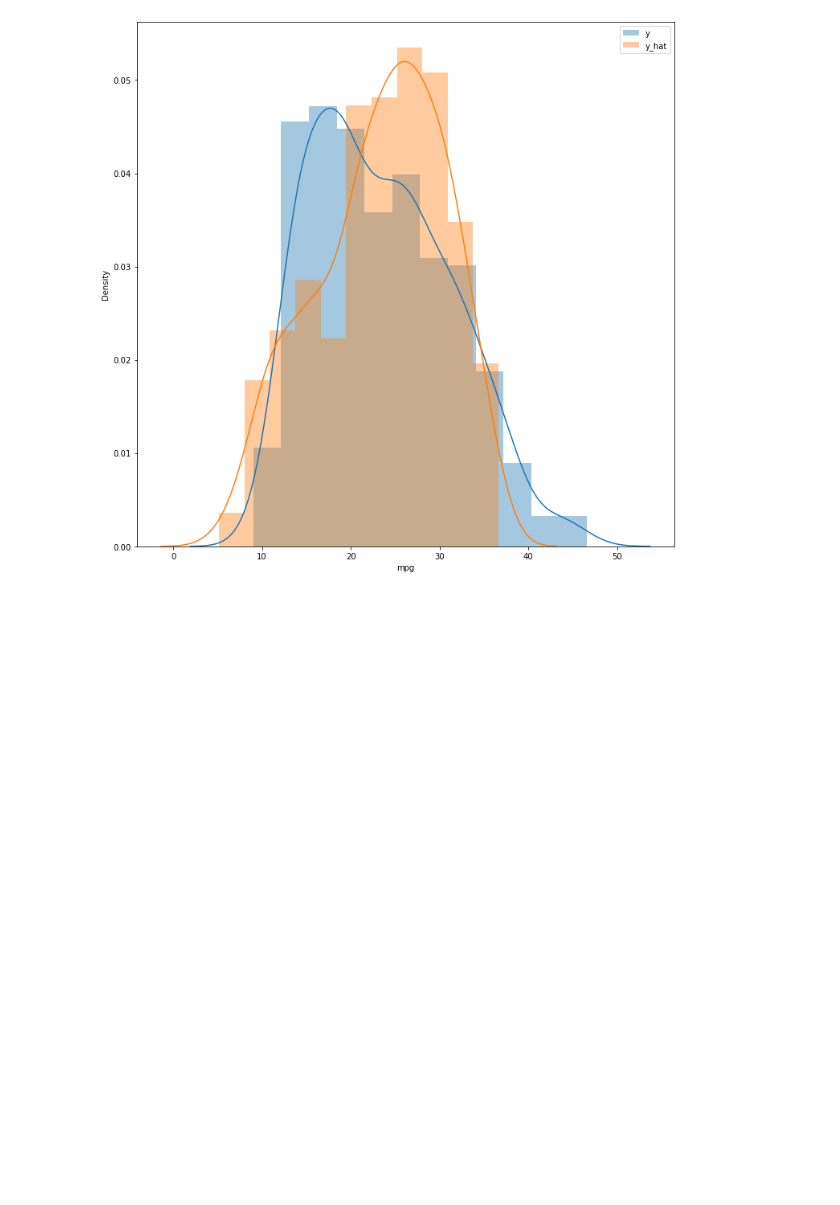
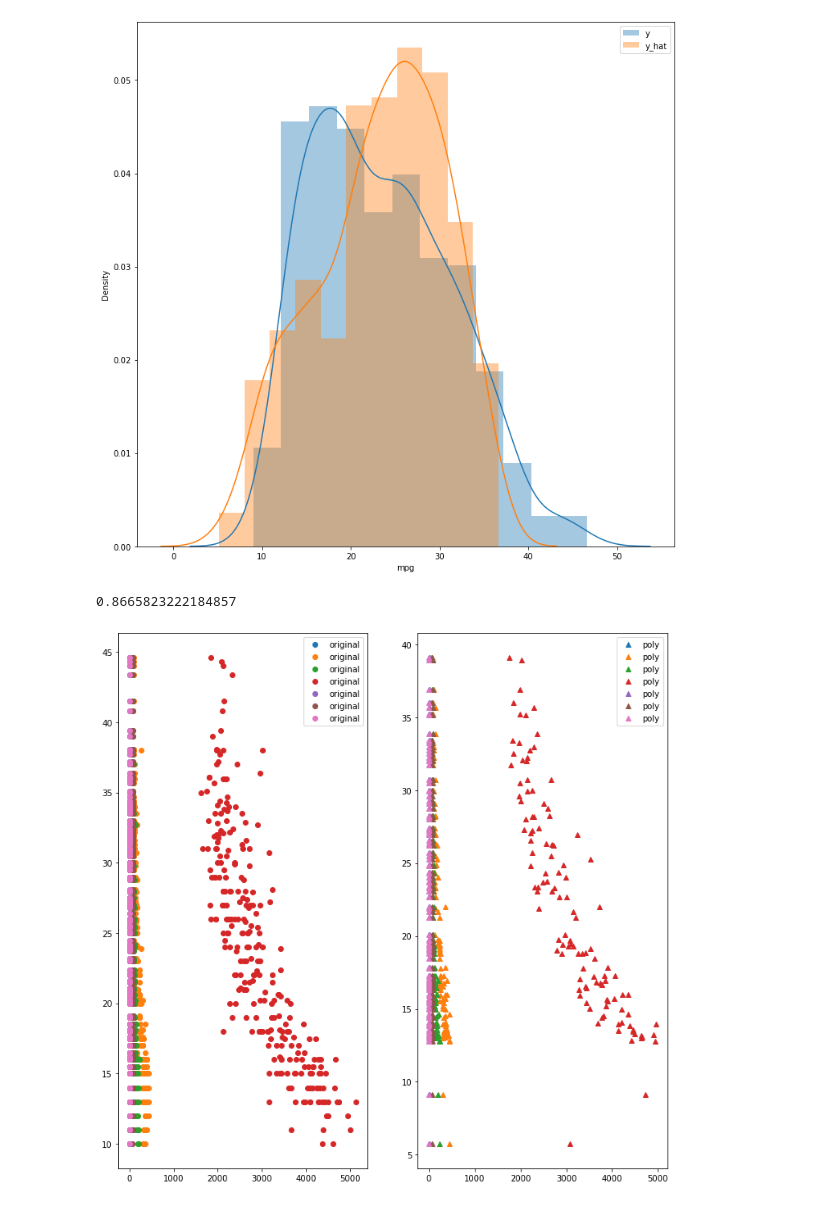
Before and after one commit to vvbshvv/12.22-, a Jupyter notebook: 연습4.ipynb, the cells around one changed output. Saved outputs shown, nothing was run; the diff lists cells and outputs as text; code cells hidden in the pictures; blank space fills up the shorter version.

```diff
--- a/연습4.ipynb
+++ b/연습4.ipynb
@@ -175,3 +171,29 @@ plt.legend()
 plt.show()
 # %% [output]
 [figure]
+# %%
+from sklearn.preprocessing import PolynomialFeatures
+from sklearn.linear_model import LinearRegression
+
+poly = PolynomialFeatures(degree=2)
+X_train_poly = poly.fit_transform(X_train)
+X_test_poly = poly.fit_transform(X_test)
+# %%
+lr = LinearRegression()
+lr.fit(X_train_poly, y_train)
+lr.score(X_test_poly, y_test)
+# %% [output]
+0.8665823222184857
+# %%
+y_hat_poly = lr.predict(X_test_poly)
+
+plt.figure(figsize=(12,12))
+plt.subplot(1,2,1)
+plt.plot(X_train, y_train, 'o',label='original')
+plt.legend()
+plt.subplot(1,2,2)
+plt.plot(X_test, y_hat_poly, '^', label='poly')
+plt.legend()
+plt.show()
+# %% [output]
+[figure, added]
```
Also changed, not shown: parts of 2 cells of this notebook.
